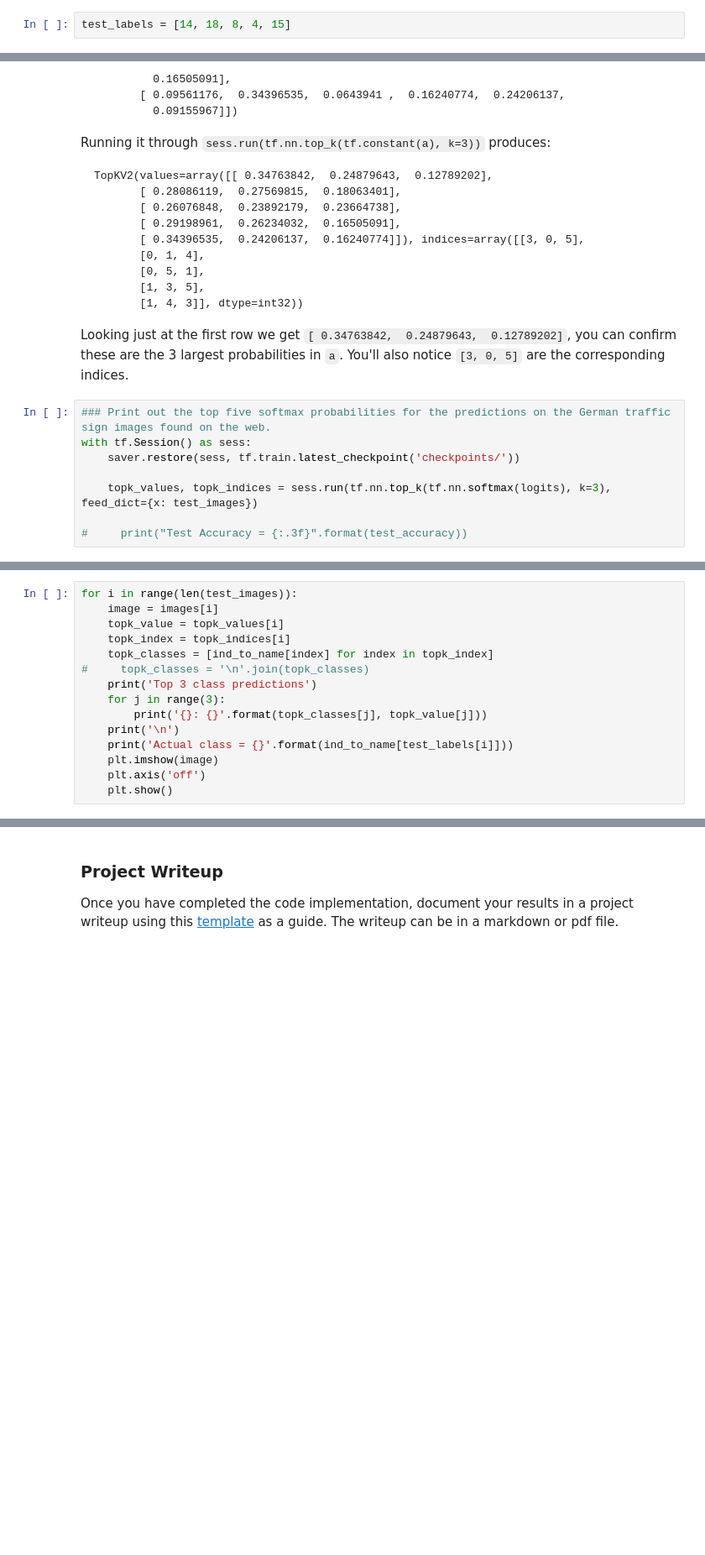
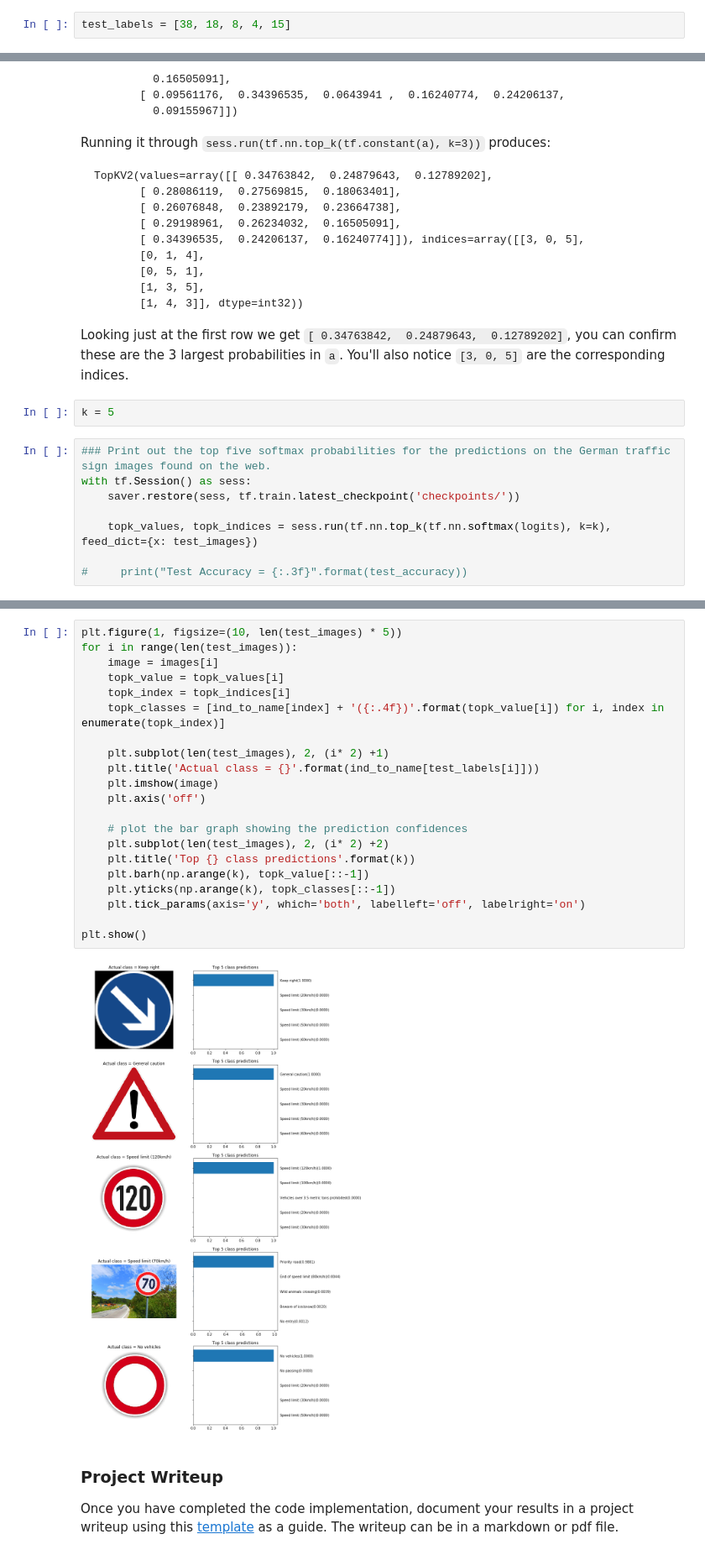
Before and after one commit to dalmia/CarND-Traffic-Sign-Classifier-P3, a Jupyter notebook: Traffic_Sign_Classifier.ipynb, the cells around one changed output, grey strips where cells are left out. Shown at 84% size. Drawn from its saved outputs; the diff is of its cells as text; blank space fills up the shorter version.

````diff
--- a/Traffic_Sign_Classifier.ipynb
+++ b/Traffic_Sign_Classifier.ipynb
@@ -469,7 +532,7 @@ for image_name in image_names:
 # %% [markdown]
 ### Predict the Sign Type for Each Image
 # %%
-test_labels = [14, 18, 8, 4, 15]
+test_labels = [38, 18, 8, 4, 15]
 # %%
 test_images = np.zeros((len(images), 32, 32, 3))
 # %%
@@ -536,12 +599,14 @@ TopKV2(values=array([[ 0.34763842,  0.24879643,  0.12789202],
 ```
 
 Looking just at the first row we get `[ 0.34763842,  0.24879643,  0.12789202]`, you can confirm these are the 3 largest probabilities in `a`. You'll also notice `[3, 0, 5]` are the corresponding indices.
+# %%
+k = 5
 # %%
 ### Print out the top five softmax probabilities for the predictions on the German traffic sign images found on the web.
 with tf.Session() as sess:
     saver.restore(sess, tf.train.latest_checkpoint('checkpoints/'))
 
-    topk_values, topk_indices = sess.run(tf.nn.top_k(tf.nn.softmax(logits), k=3), feed_dict={x: test_images})
+    topk_values, topk_indices = sess.run(tf.nn.top_k(tf.nn.softmax(logits), k=k), feed_dict={x: test_images})
 
 #     print("Test Accuracy = {:.3f}".format(test_accuracy))
 # %% [output]
@@ -549,15 +613,0 @@ INFO:tensorflow:Restoring parameters from checkpoints/lenet_9
-# %%
-for i in range(len(test_images)):
-    image = images[i]
-    topk_value = topk_values[i]
-    topk_index = topk_indices[i]
-    topk_classes = [ind_to_name[index] for index in topk_index]
-#     topk_classes = '\n'.join(topk_classes)
-    print('Top 3 class predictions')
-    for j in range(3):
-        print('{}: {}'.format(topk_classes[j], topk_value[j]))
-    print('\n')
-    print('Actual class = {}'.format(ind_to_name[test_labels[i]]))
-    plt.imshow(image)
-    plt.axis('off')
-    plt.show()
@@ -605,3 +614,26 @@ Actual class = No vehicles
+# %%
+plt.figure(1, figsize=(10, len(test_images) * 5))
+for i in range(len(test_images)):
+    image = images[i]
+    topk_value = topk_values[i]
+    topk_index = topk_indices[i]
+    topk_classes = [ind_to_name[index] + '({:.4f})'.format(topk_value[i]) for i, index in enumerate(topk_index)]
+
+    plt.subplot(len(test_images), 2, (i* 2) +1)
+    plt.title('Actual class = {}'.format(ind_to_name[test_labels[i]]))
+    plt.imshow(image)
+    plt.axis('off')
+
+    # plot the bar graph showing the prediction confidences
+    plt.subplot(len(test_images), 2, (i* 2) +2)
+    plt.title('Top {} class predictions'.format(k))
+    plt.barh(np.arange(k), topk_value[::-1])
+    plt.yticks(np.arange(k), topk_classes[::-1])
+    plt.tick_params(axis='y', which='both', labelleft='off', labelright='on')
+
+plt.show()
+# %% [output]
+[figure, added]
 # %% [markdown]
 ### Project Writeup
 
````
Also changed, not shown: parts of 40 cells of this notebook, 38 other files.
